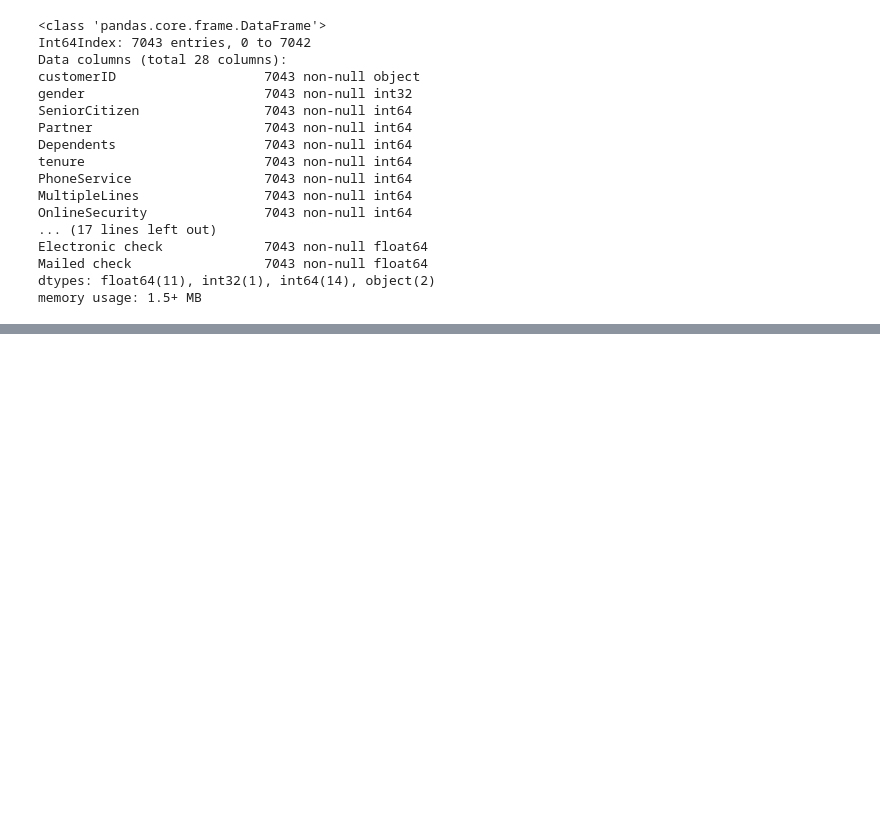
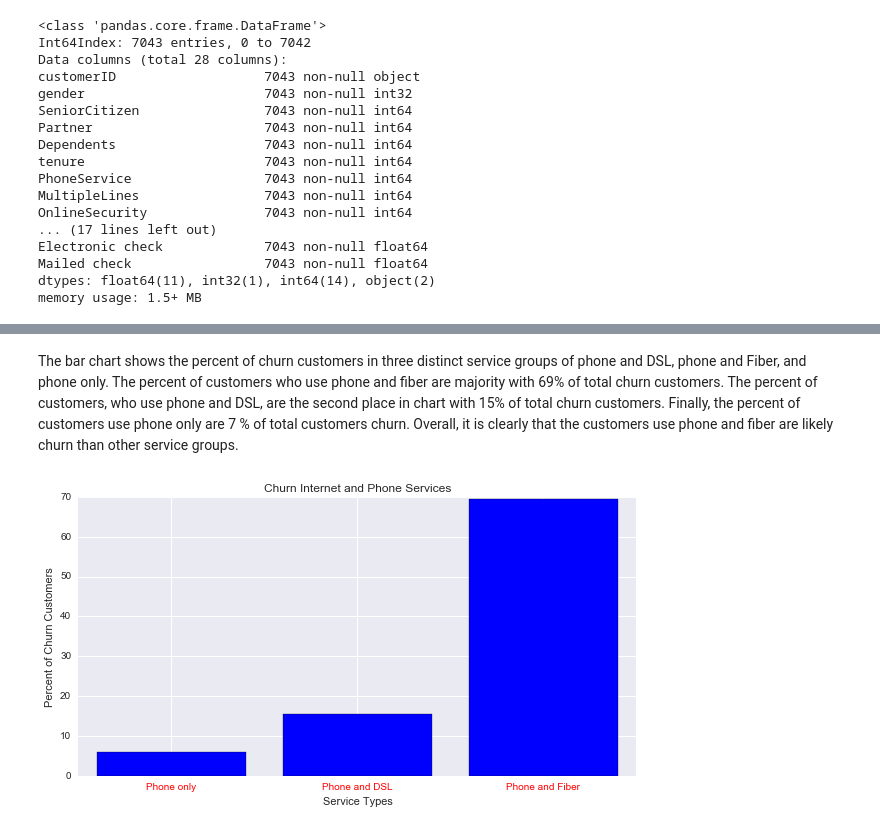
Before and after one commit to vinhpvu/Telco-customer-analytics, a Jupyter notebook: Untitled.ipynb, the cells around one changed output, grey strips where cells are left out. Cells and saved outputs as stored; diff of their text form; code cells hidden in the pictures; blank space fills up the shorter version.

```diff
--- a/Untitled.ipynb
+++ b/Untitled.ipynb
@@ -292,0 +112,29 @@ plt.show()
+# %%
+def percent_column(x):
+    percent = len(x)/float (len(churn_data)) * 100
+    return percent;
+# %% [markdown]
+The bar chart shows the percent of churn customers in three distinct service groups of phone and DSL, phone and Fiber, and phone only. The percent of customers who use phone and fiber are majority with 69% of total churn customers. The percent of customers, who use phone and DSL, are the second place in chart with 15% of total churn customers. Finally, the percent of customers use phone only are 7 % of total customers churn. Overall, it is clearly that the customers use phone and fiber are likely churn than other service groups.
+# %%
+churn_phone_DSL=churn_data.customerID[(churn_data["DSL"]==1)&(churn_data["PhoneService"]==1)]
+churn_phone_Fiber=churn_data.customerID[(churn_data["Fiber optic"]==1)&(churn_data["PhoneService"]==1)]
+churn_phone=churn_data.customerID[(churn_data["PhoneService"]==1)&(churn_data["Fiber optic"]==0)&(churn_data["DSL"]==0)]
+
+percent_churn_phone_DSL= percent_column(churn_phone_DSL)
+percent_churn_phone_Fiber=percent_column(churn_phone_Fiber)
+percent_churn_phone=percent_column(churn_phone)
+
+axis=[1,2,3]
+plt.figure(figsize=(10,5))
+plt.bar(axis, [percent_churn_phone,percent_churn_phone_DSL,percent_churn_phone_Fiber],color="blue",align = 'center')
+
+labels = ['Phone only','Phone and DSL','Phone and Fiber']
+
+plt.xticks(axis,labels, color='red')
+
+plt.xlabel('Service Types')
+plt.ylabel('Percent of Churn Customers')
+plt.title('Churn Internet and Phone Services')
+plt.show()
+# %% [output]
+[figure, added]
```
Also changed, not shown: parts of 44 cells of this notebook.
